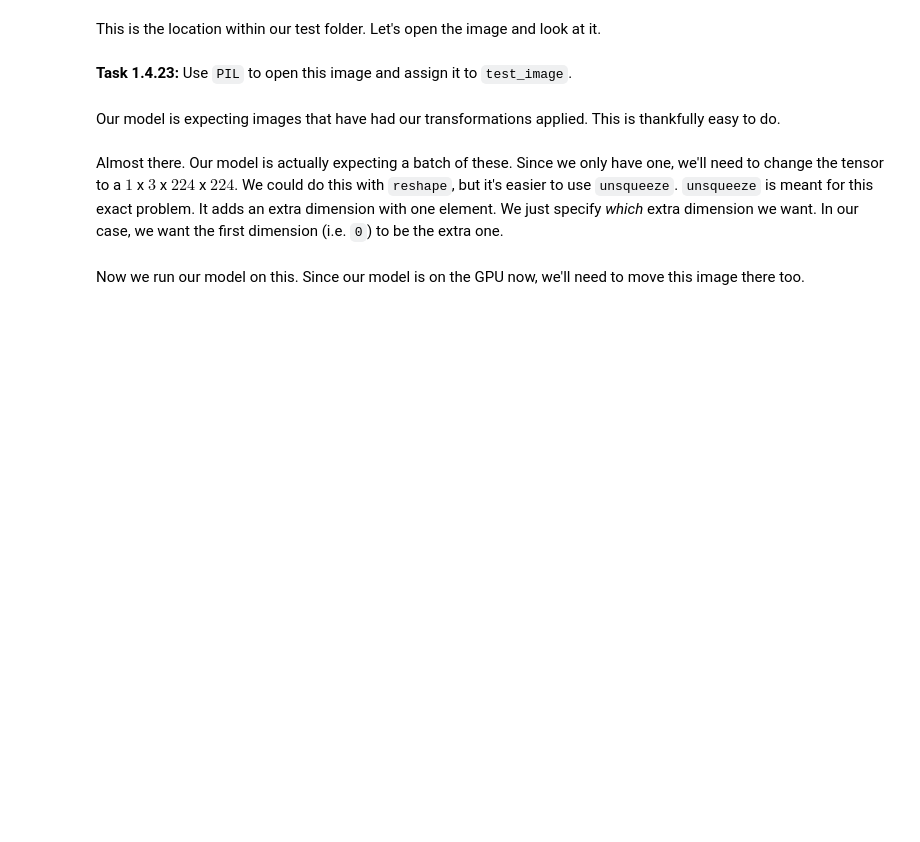
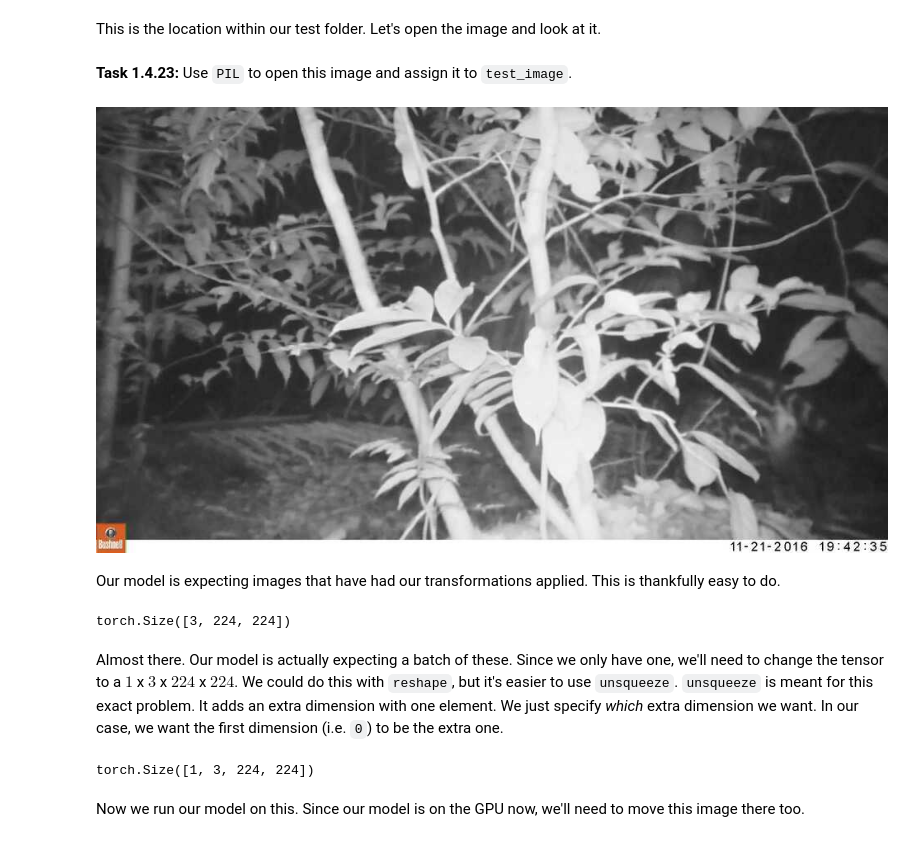
Before and after one commit to Phavour-EBEN/Applied-AI-Lab-Computer-Vision, a Jupyter notebook: 014-multiclass-classification.ipynb, the cells around one changed output. Drawn from its saved outputs; the diff is of its cells as text; code cells hidden in the pictures; blank space fills up the shorter version.

```diff
--- a/014-multiclass-classification.ipynb
+++ b/014-multiclass-classification.ipynb
@@ -768,7 +832,7 @@ First, we need to read in the IDs and filenames. All of the test data is in the
 test_dir = os.path.join(data_dir, "test")
 
 # Read the CSV file
-id_file_location = ...
-df_ids = ...
+id_file_location = os.path.join(test_dir, "test_features.csv")
+df_ids = pd.read_csv(id_file_location)
 
 df_ids.head()
@@ -790,13 +859,23 @@ test_image
+# %%
+test_image_path = os.path.join(test_dir, test_image_location)
+test_image = PIL.Image.open(test_image_path)
+test_image
+# %% [output]
+[figure, added]
 # %% [markdown]
 Our model is expecting images that have had our transformations applied. This is thankfully easy to do.
 # %%
 test_image_trans = transform_norm(test_image)
 test_image_trans.shape
+# %% [output]
+torch.Size([3, 224, 224])
 # %% [markdown]
 Almost there. Our model is actually expecting a batch of these. Since we only have one, we'll need to change the tensor to a $1$ x $3$ x $224$ x $224$. We could do this with `reshape`, but it's easier to use `unsqueeze`. `unsqueeze` is meant for this exact problem. It adds an extra dimension with one element. We just specify _which_ extra dimension we want. In our case, we want the first dimension (i.e. `0`) to be the extra one.
 # %%
 test_unsqueeze = test_image_trans.unsqueeze(0)
 test_unsqueeze.shape
+# %% [output]
+torch.Size([1, 3, 224, 224])
 # %% [markdown]
 Now we run our model on this. Since our model is on the GPU now, we'll need to move this image there too.
 # %%
```
Also changed, not shown: parts of 28 cells of this notebook.
